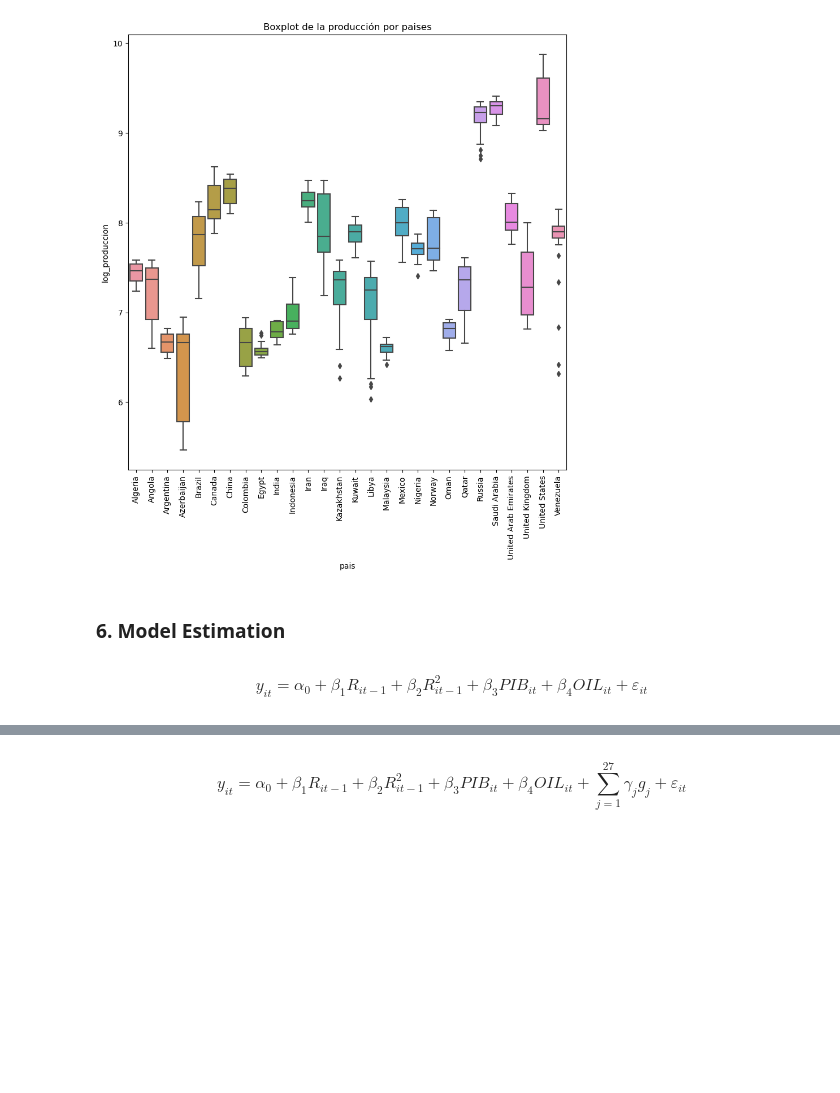
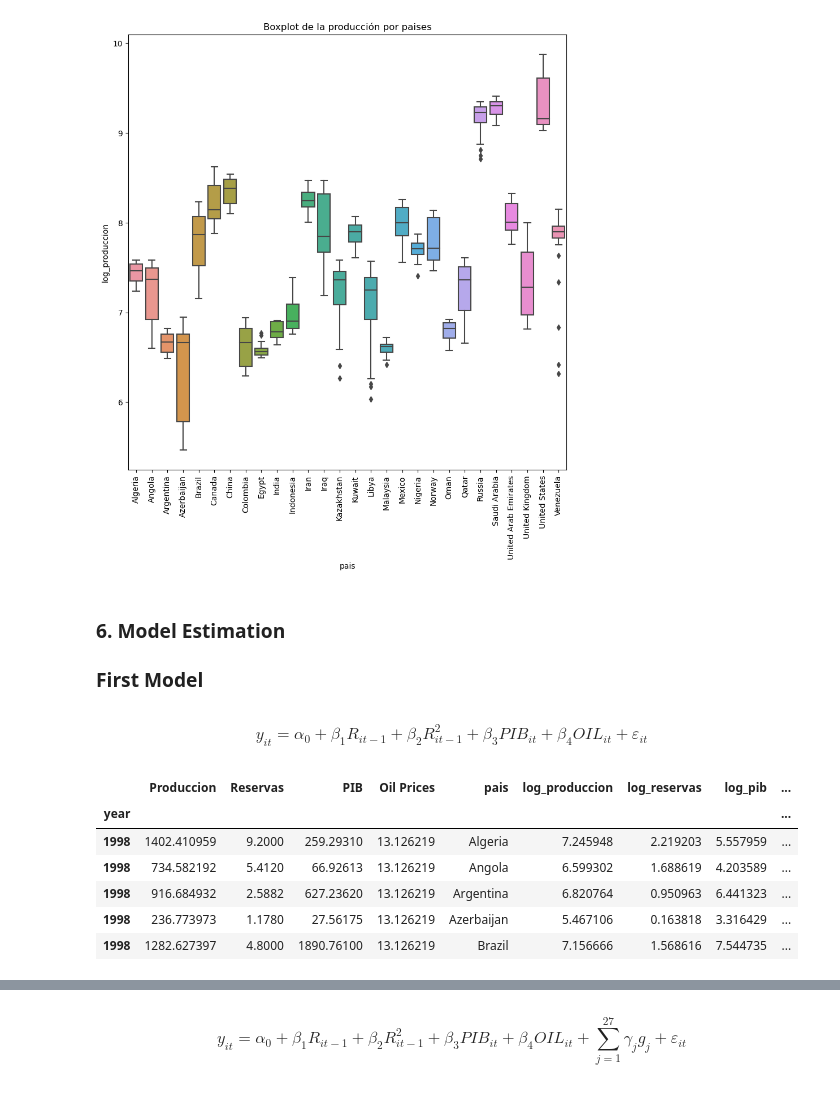
Before and after one commit to remg1997/time_series, a Jupyter notebook: Taller1/Taller1.ipynb, the cells around one changed output, grey strips where cells are left out. Cells and saved outputs as stored; diff of their text form; code cells hidden in the pictures; blank space fills up the shorter version.

```diff
--- a/Taller1/Taller1.ipynb
+++ b/Taller1/Taller1.ipynb
@@ -105,11 +114,23 @@ plt.show()
 # %% [markdown]
 ### 6. Model Estimation
+### First Model
 # %% [markdown]
 $$
 y_{it} = \alpha_0 + \beta_{1}R_{it-1} + \beta_{2}R_{it-1}^{2} + \beta_{3}PIB_{it} + \beta_{4}OIL_{it} + \varepsilon_{it}
 $$
 # %%
 df['lag_reserve'] = df.groupby('pais')['log_reservas'].shift(1)
+# %%
+#Verifying we actually lost the first year's observation for all countries
+df[df.index == '1998'].head()
+# %% [output]
+|  | Produccion | Reservas | PIB | Oil Prices | pais | log_produccion | log_reservas | log_pib | ... |
+| year |  |  |  |  |  |  |  |  | ... |
+| 1998 | 1402.410959 | 9.2000 | 259.29310 | 13.126219 | Algeria | 7.245948 | 2.219203 | 5.557959 | ... |
+| 1998 | 734.582192 | 5.4120 | 66.92613 | 13.126219 | Angola | 6.599302 | 1.688619 | 4.203589 | ... |
+| 1998 | 916.684932 | 2.5882 | 627.23620 | 13.126219 | Argentina | 6.820764 | 0.950963 | 6.441323 | ... |
+| 1998 | 236.773973 | 1.1780 | 27.56175 | 13.126219 | Azerbaijan | 5.467106 | 0.163818 | 3.316429 | ... |
+| 1998 | 1282.627397 | 4.8000 | 1890.76100 | 13.126219 | Brazil | 7.156666 | 1.568616 | 7.544735 | ... |
 # %%
 df['lag_resq'] = np.square(df['lag_reserve'])
 # %%
```
Also changed, not shown: parts of 22 cells of this notebook, 5 other files.
